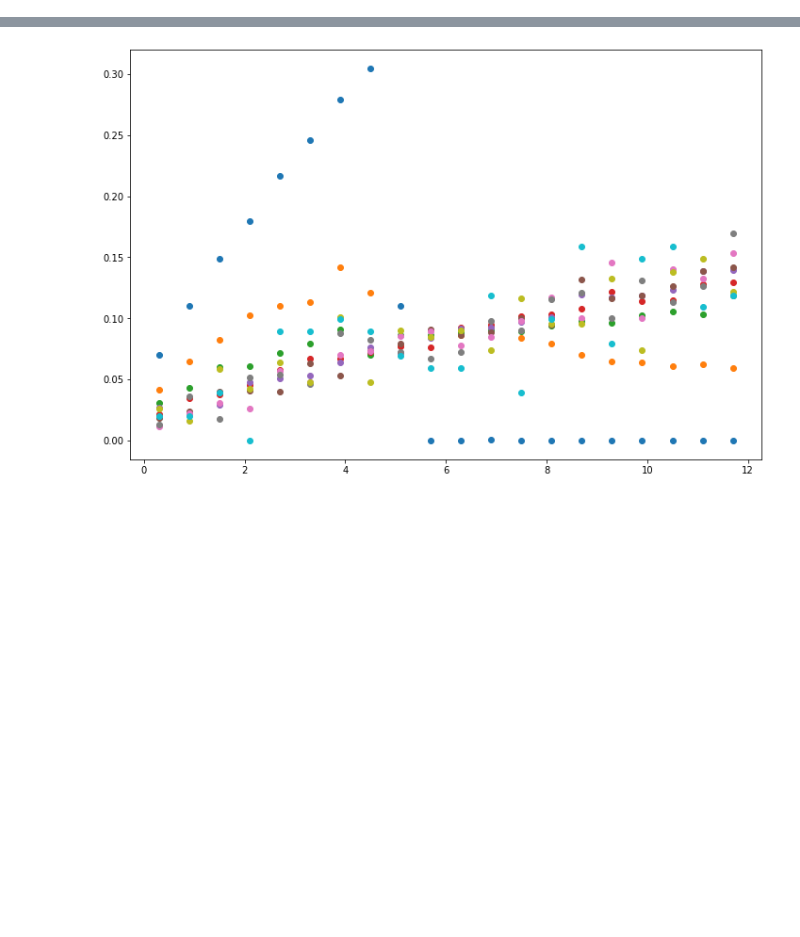
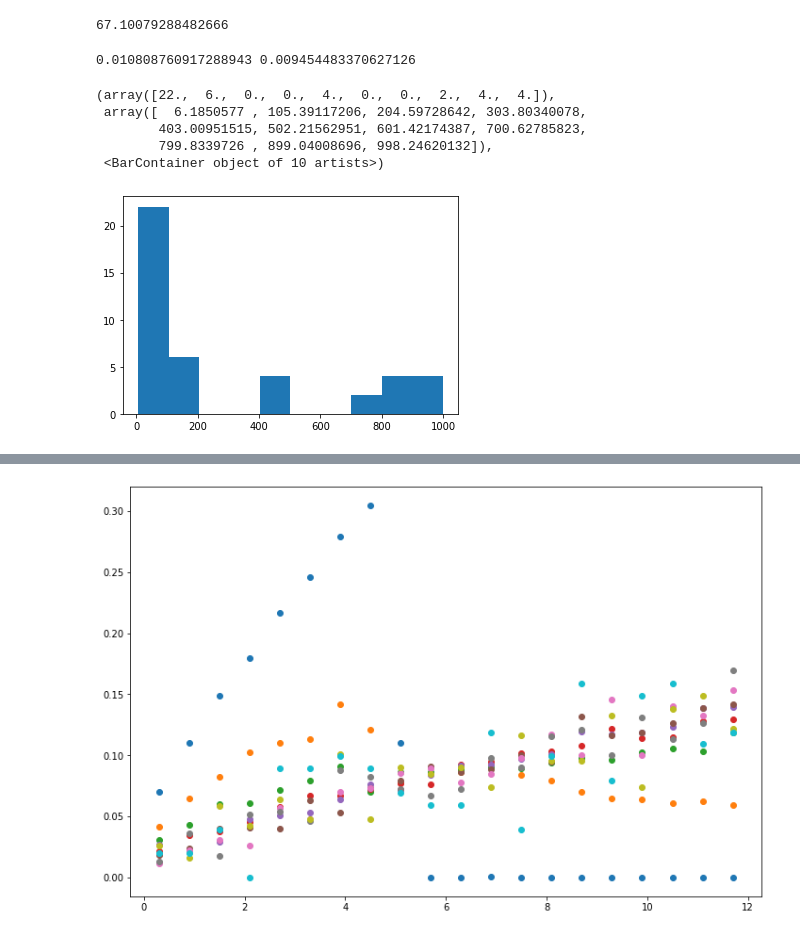
Before and after one commit to tsgaurav/Ising_RSRG, a Jupyter notebook: ipynb_notebooks/Log_bdry_RSRG.ipynb, the cells around one changed output, grey strips where cells are left out. Drawn from its saved outputs; the diff is of its cells as text; code cells hidden in the pictures; blank space fills up the shorter version.

```diff
--- a/ipynb_notebooks/Log_bdry_RSRG.ipynb
+++ b/ipynb_notebooks/Log_bdry_RSRG.ipynb
@@ -302,11 +302,14 @@ n_runs = 2
 # %%
+bdry_moments = np.zeros(steps+2)
+blk_moments = np.zeros(steps+2)
+st_time = time.time()
 for run in range(n_runs):
     ind_dict, adj_ind, bdry_dict = triangle_lattice_boundary_dictionary(L)
 
     zeta_ij_vals = fill_zeta_ij_bdry(L*L, bdry_dict, adj_ind, a_mat, b_mat, w_mat)
     beta_vals = fill_beta_vals_bdry(L*L, bdry_dict, 1.,1.)
 
-    test = bdry_log_system(L*L, adj_ind, bdry_dict, zeta_ij_vals, beta_vals)
+    test = bdry_log_system(L*L, adj_ind, bdry_dict, zeta_ij_vals, beta_vals, track_moments=True)
 
     check_list_acc = 0
     for i in range(steps+1):
@@ -325,6 +328,28 @@ for run in range(n_runs):
                     zeta_dist_list_blk_blk[check_list_acc] = np.concatenate((zeta_dist_list_blk_blk[check_list_acc], zeta_remain_blk_blk))
 
                     check_list_acc+=1
+    blk_moments+=np.array(test.blk_moment_list)
+    bdry_moments+=np.array(test.bdry_moment_list)
+
+print(time.time()-st_time)
+# %% [output]
+67.10079288482666
+# %%
+b_times = np.array(test.beta_times)
+z_times = np.array(test.zeta_times)
+
+print(b_times.mean(), z_times.mean())
+# %% [output]
+0.010808760917288943 0.009454483370627126
+# %%
+plt.hist(test.zeta_ij_vals.data)
+# %% [output]
+(array([22.,  6.,  0.,  0.,  4.,  0.,  0.,  2.,  4.,  4.]),
+ array([  6.1850577 , 105.39117206, 204.59728642, 303.80340078,
+        403.00951515, 502.21562951, 601.42174387, 700.62785823,
+        799.8339726 , 899.04008696, 998.24620132]),
+ <BarContainer object of 10 artists>)
+[figure, added]
 # %%
 spins_left = L*L - measure_list
 n_bins_h = 20
```
Also changed, not shown: parts of 17 cells of this notebook, 23 other files.
